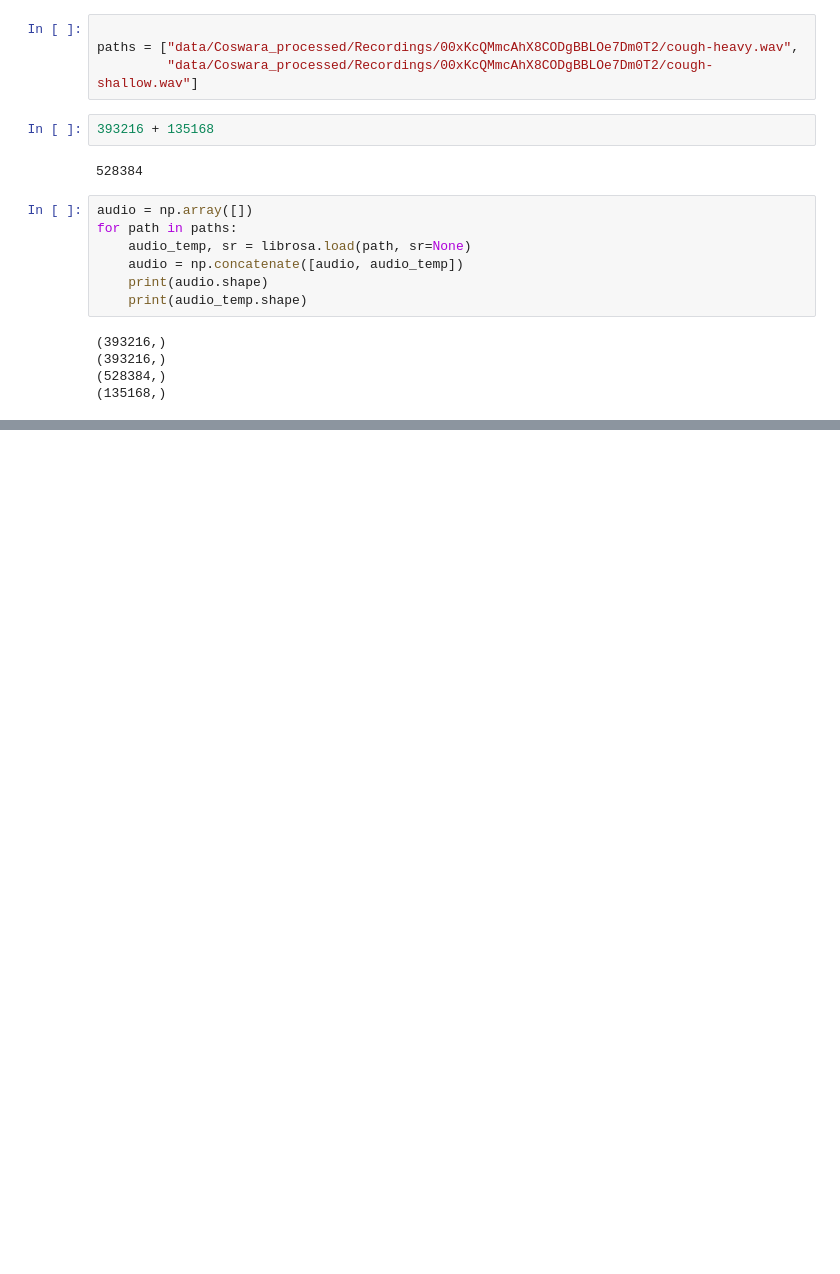
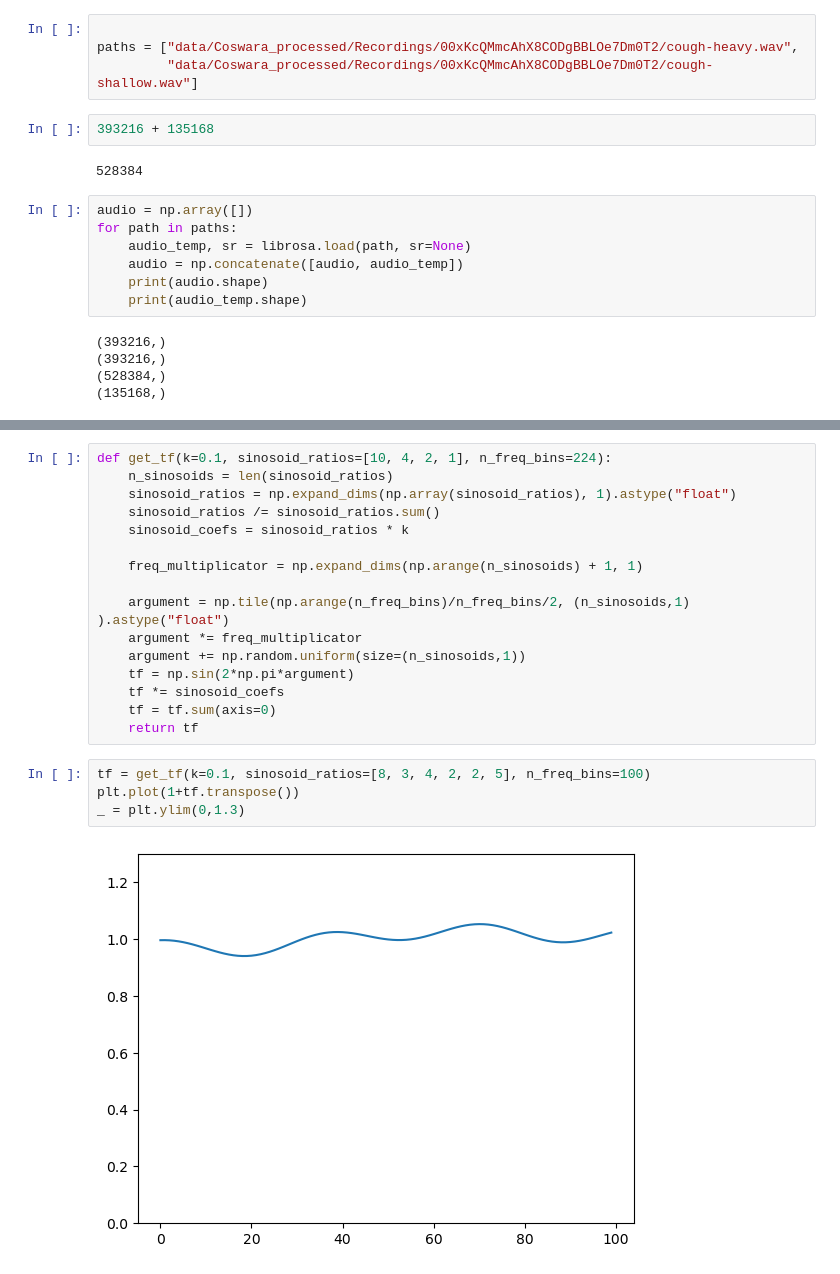
Before and after one commit to MichaelReiter94/acoustic_covid_detection, a Jupyter notebook: python/Jupyter_Notebooks/Untitled.ipynb, the cells around one changed output, grey strips where cells are left out. Saved outputs shown, nothing was run; the diff lists cells and outputs as text; blank space fills up the shorter version.

```diff
--- a/python/Jupyter_Notebooks/Untitled.ipynb
+++ b/python/Jupyter_Notebooks/Untitled.ipynb
@@ -102,0 +131,22 @@ for path in paths:
+# %%
+def get_tf(k=0.1, sinosoid_ratios=[10, 4, 2, 1], n_freq_bins=224):
+    n_sinosoids = len(sinosoid_ratios)
+    sinosoid_ratios = np.expand_dims(np.array(sinosoid_ratios), 1).astype("float")
+    sinosoid_ratios /= sinosoid_ratios.sum()
+    sinosoid_coefs = sinosoid_ratios * k
+
+    freq_multiplicator = np.expand_dims(np.arange(n_sinosoids) + 1, 1)
+
+    argument = np.tile(np.arange(n_freq_bins)/n_freq_bins/2, (n_sinosoids,1) ).astype("float")
+    argument *= freq_multiplicator
+    argument += np.random.uniform(size=(n_sinosoids,1))
+    tf = np.sin(2*np.pi*argument)
+    tf *= sinosoid_coefs
+    tf = tf.sum(axis=0)
+    return tf
+# %%
+tf = get_tf(k=0.1, sinosoid_ratios=[8, 3, 4, 2, 2, 5], n_freq_bins=100)
+plt.plot(1+tf.transpose())
+_ = plt.ylim(0,1.3)
+# %% [output]
+[figure, added]
```
Also changed, not shown: parts of 10 cells of this notebook, 13 other files.
